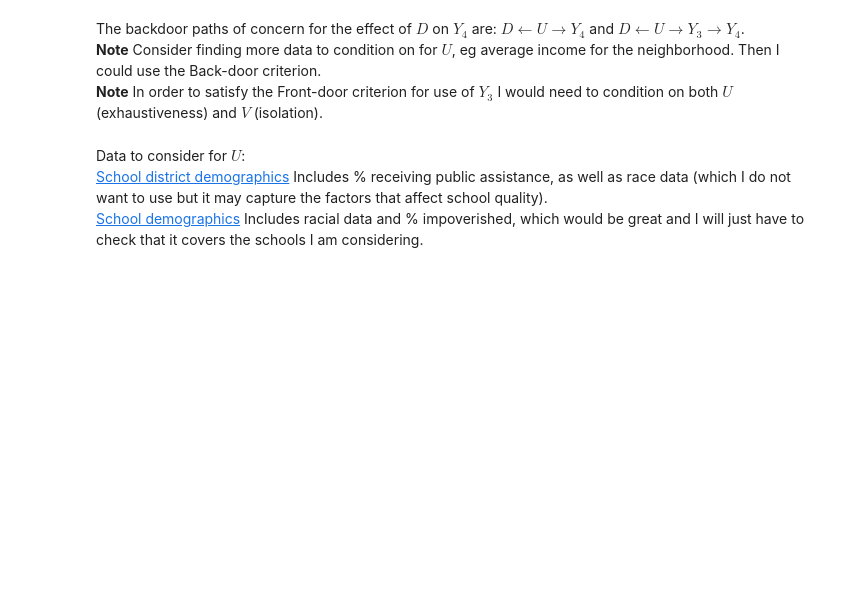
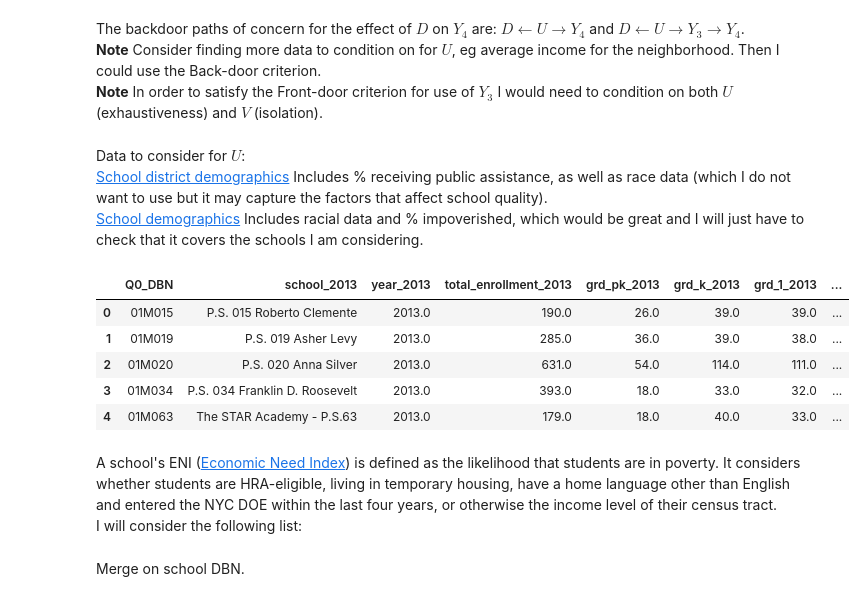
Before and after one commit to Ecboxer/art_education, a Jupyter notebook: merged.ipynb, the cells around one changed output. Cells and saved outputs as stored; diff of their text form; code cells hidden in the pictures; blank space fills up the shorter version.

```diff
--- a/merged.ipynb
+++ b/merged.ipynb
@@ -246,3 +248,16 @@ The backdoor paths of concern for the effect of $D$ on $Y_4$ are: $D \leftarrow
 Data to consider for $U$:
 [School district demographics](https://data.cityofnewyork.us/Education/demographics-with-school-district-map/yik8-b6tu) Includes % receiving public assistance, as well as race data (which I do not want to use but it may capture the factors that affect school quality).
 [School demographics](https://data.cityofnewyork.us/Education/2013-2018-Demographic-Snapshot-School/s52a-8aq6) Includes racial data and % impoverished, which would be great and I will just have to check that it covers the schools I am considering.
+# %%
+df_demo = pd.read_csv('resources/2013_18_Demographics_Wide.csv')
+df_demo.head()
+# %% [output]
+|  | Q0_DBN | school_2013 | year_2013 | total_enrollment_2013 | grd_pk_2013 | grd_k_2013 | grd_1_2013 | ... |
+| 0 | 01M015 | P.S. 015 Roberto Clemente | 2013.0 | 190.0 | 26.0 | 39.0 | 39.0 | ... |
+| 1 | 01M019 | P.S. 019 Asher Levy | 2013.0 | 285.0 | 36.0 | 39.0 | 38.0 | ... |
+| 2 | 01M020 | P.S. 020 Anna Silver | 2013.0 | 631.0 | 54.0 | 114.0 | 111.0 | ... |
+| 3 | 01M034 | P.S. 034 Franklin D. Roosevelt | 2013.0 | 393.0 | 18.0 | 33.0 | 32.0 | ... |
+| 4 | 01M063 | The STAR Academy - P.S.63 | 2013.0 | 179.0 | 18.0 | 40.0 | 33.0 | ... |
+# %% [markdown]
+A school's ENI ([Economic Need Index](https://www.schools.nyc.gov/docs/default-source/default-document-library/diversity-in-new-york-city-public-schools-english)) is defined as the likelihood that students are in poverty. It considers whether students are HRA-eligible, living in temporary housing, have a home language other than English and entered the NYC DOE within the last four years, or otherwise the income level of their census tract.
+I will consider the following list:
@@ -248,0 +267,2 @@ Data to consider for $U$:
+# %% [markdown]
+Merge on school DBN.
```
Also changed, not shown: parts of 17 cells of this notebook, 1 other file.
